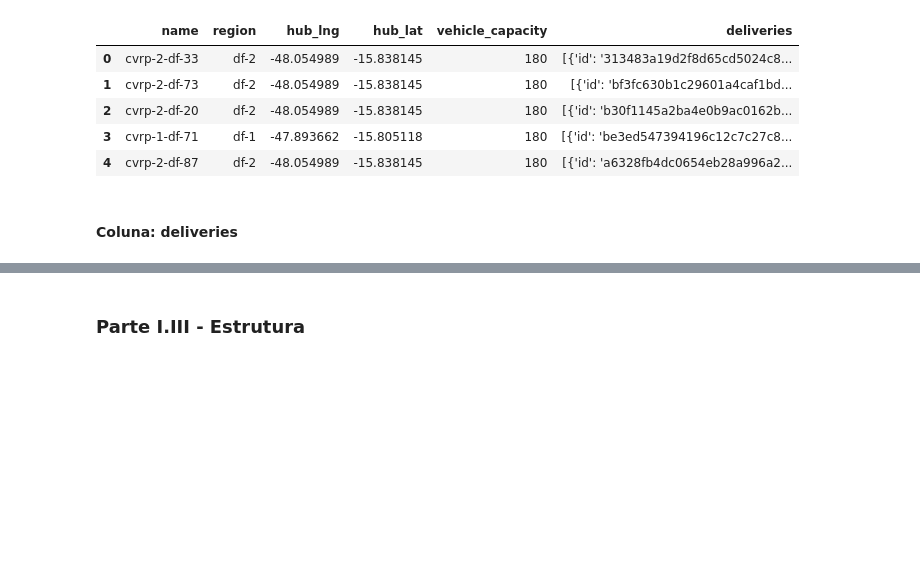
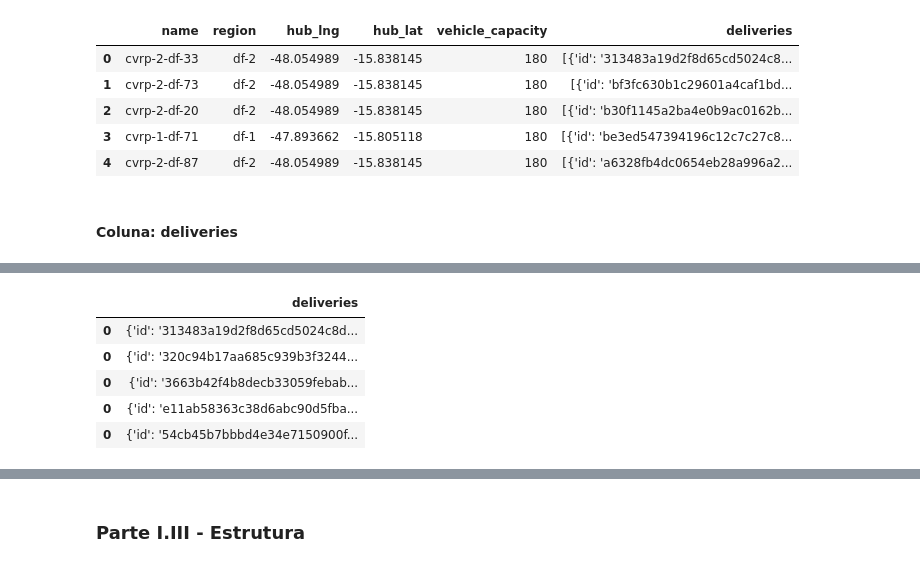
Before and after one commit to r-hugoalves/Analise_Exploratoria_Loggi, a Jupyter notebook: Análise_Exploratória_de_Dados_I.ipynb, the cells around one changed output, grey strips where cells are left out. Drawn from its saved outputs; the diff is of its cells as text; code cells hidden in the pictures; blank space fills up the shorter version.

```diff
--- a/Análise_Exploratória_de_Dados_I.ipynb
+++ b/Análise_Exploratória_de_Dados_I.ipynb
@@ -135,0 +152,10 @@ deliveries_df.head()
+# %%
+deliveries_explode_df = deliveries_df[['deliveries']].explode('deliveries')
+deliveries_explode_df.head()
+# %% [output]
+|  | deliveries |
+| 0 | {'id': '313483a19d2f8d65cd5024c8d... |
+| 0 | {'id': '320c94b17aa685c939b3f3244... |
+| 0 | {'id': '3663b42f4b8decb33059febab... |
+| 0 | {'id': 'e11ab58363c38d6abc90d5fba... |
+| 0 | {'id': '54cb45b7bbbd4e34e7150900f... |
```
Also changed, not shown: parts of 7 cells of this notebook.
